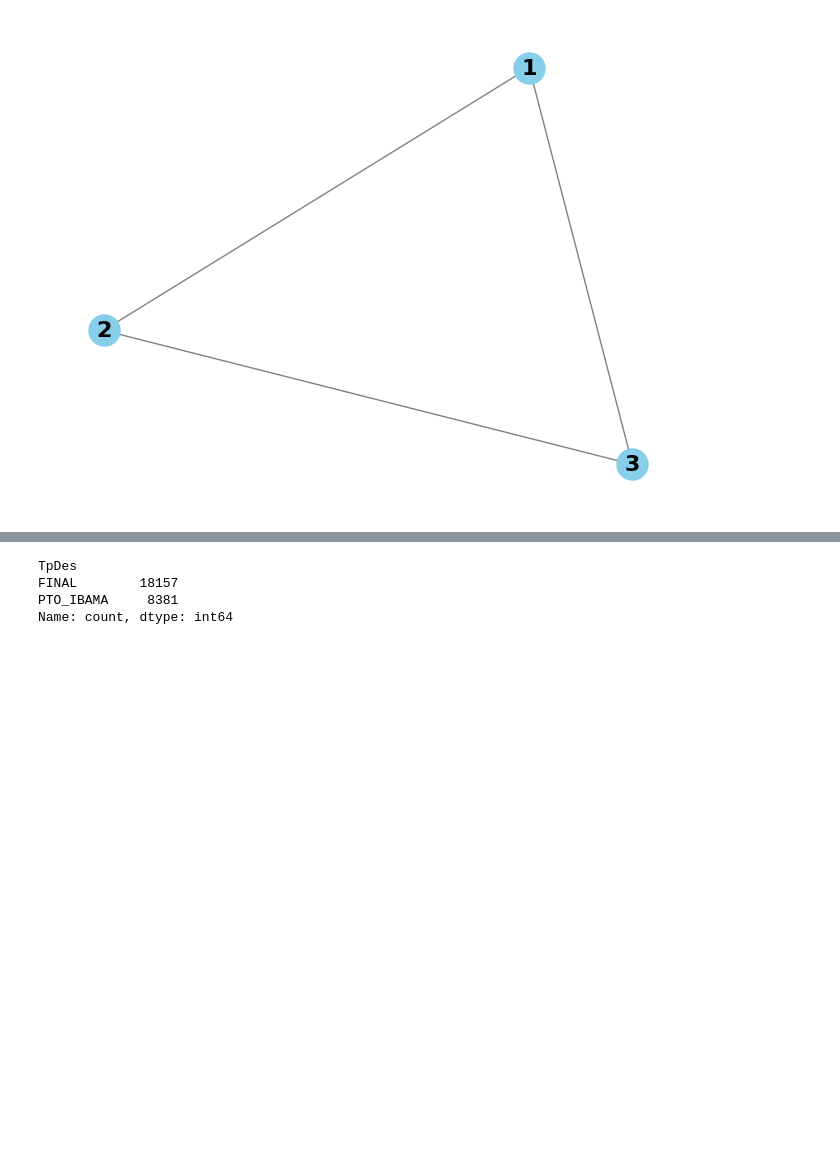
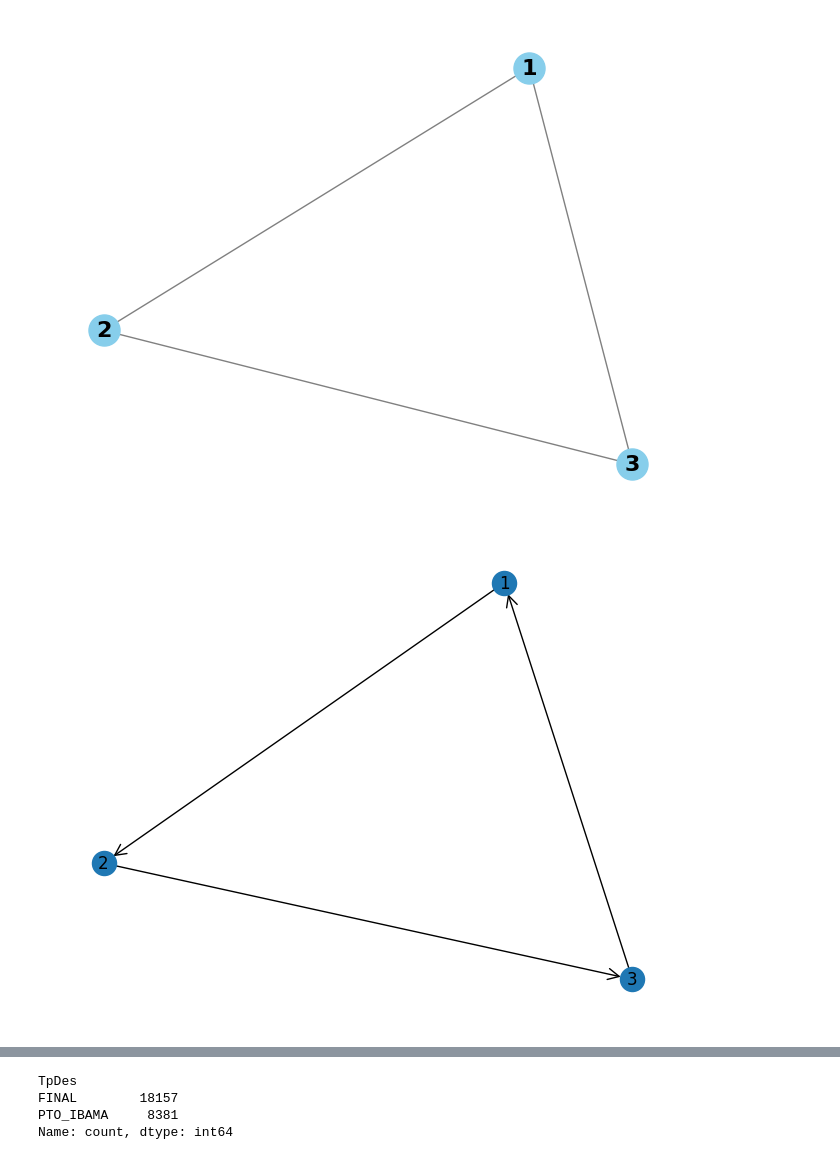
Before and after one commit to mistercapote/atividade_madeireira, a Jupyter notebook: src/example.ipynb, the cells around one changed output, grey strips where cells are left out. Saved outputs shown, nothing was run; the diff lists cells and outputs as text; code cells hidden in the pictures; blank space fills up the shorter version.

```diff
--- a/src/example.ipynb
+++ b/src/example.ipynb
@@ -25,6 +26,13 @@ nx.draw(G, with_labels=True, node_color="skyblue", node_size=500, font_size=16,
 plt.show()
 # %% [output]
 [figure]
+# %%
+G = nx.DiGraph()
+G.add_edges_from([(1, 2), (2, 3), (3, 1)])  # Grafo com arestas direcionadas
+nx.draw(G, with_labels=True, arrowstyle='->', arrowsize=20)
+plt.show()
+# %% [output]
+[figure, added]
 # %%
 #  função criada pelo timber
 
```
Also changed, not shown: parts of 13 cells of this notebook, 6 other files.
